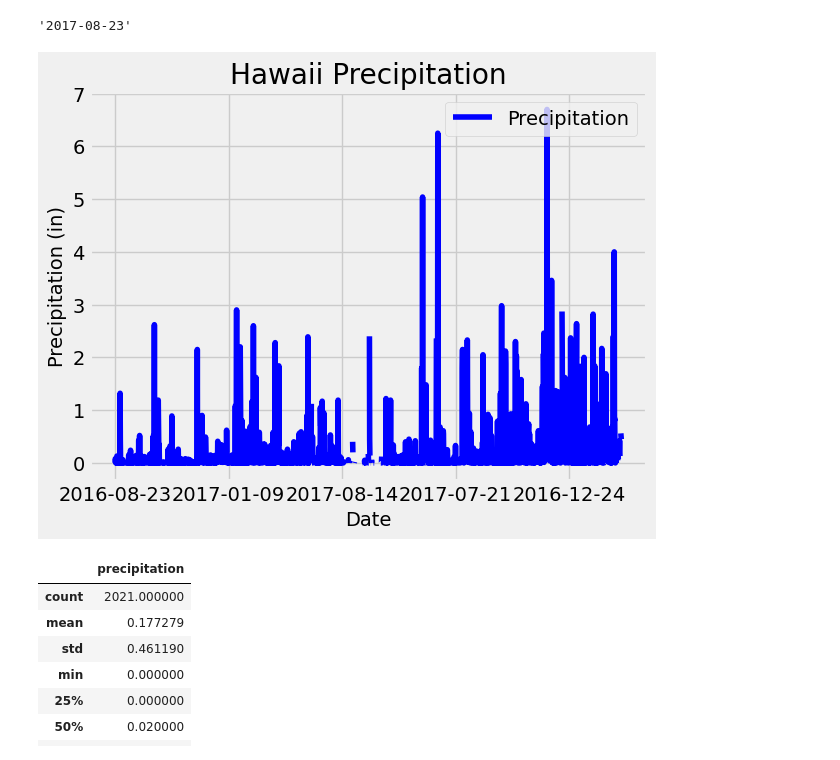
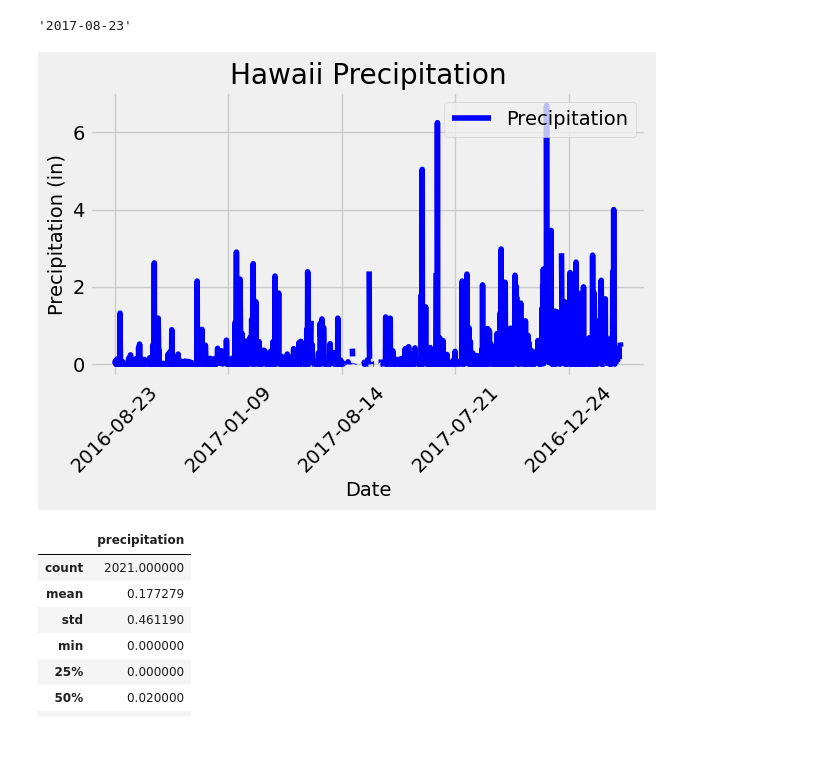
Before and after one commit to jnh17331/sqlalchemy-challange, a Jupyter notebook: SurfsUp/climate_starter.ipynb, the cells around one changed output. Drawn from its saved outputs; the diff is of its cells as text; code cells hidden in the pictures.

Commit message:
Fixed graph outputs

```diff
--- a/SurfsUp/climate_starter.ipynb
+++ b/SurfsUp/climate_starter.ipynb
@@ -47,33 +47,35 @@ recent_date
 # %%
 # Design a query to retrieve the last 12 months of precipitation data and plot the results.
 
 # Starting from the most recent data point in the database.
 # Calculate the date one year from the last date in data set.
 prev_year = dt.date(2017,8,23)- dt.timedelta(days=365)
 
 # Perform a query to retrieve the data and precipitation scores
 results = session.query(Measurement.date, Measurement.prcp).filter(Measurement.date >= prev_year).all()
 
 # Save the query results as a Pandas DataFrame. Explicitly set the column names
 df = pd.DataFrame(results, columns = ['date', 'precipitation'])
 
 # Sort the dataframe by date
 df.set_index(df['date'], inplace = True)
 
 # Use Pandas Plotting with Matplotlib to plot the data
 df.plot('date', 'precipitation', c='b')
 
 # Creates axes and titles
 plt.xlabel("Date")
 plt.ylabel("Precipitation (in)")
 plt.title("Hawaii Precipitation")
 plt.legend(["Precipitation"],loc='upper right')
+plt.xticks(rotation=45)
 
 # Saves and shows our graph
+plt.tight_layout()
 plt.savefig("./Output/precipitation_by_dates.png")
 plt.show()
 # %% [output]
-[figure, old version]
+[figure, new version]
 # %%
 # Use Pandas to calculate the summary statistics for the precipitation data
 df.describe()
```
Also changed, not shown: parts of 1 cell of this notebook, 2 other files.
